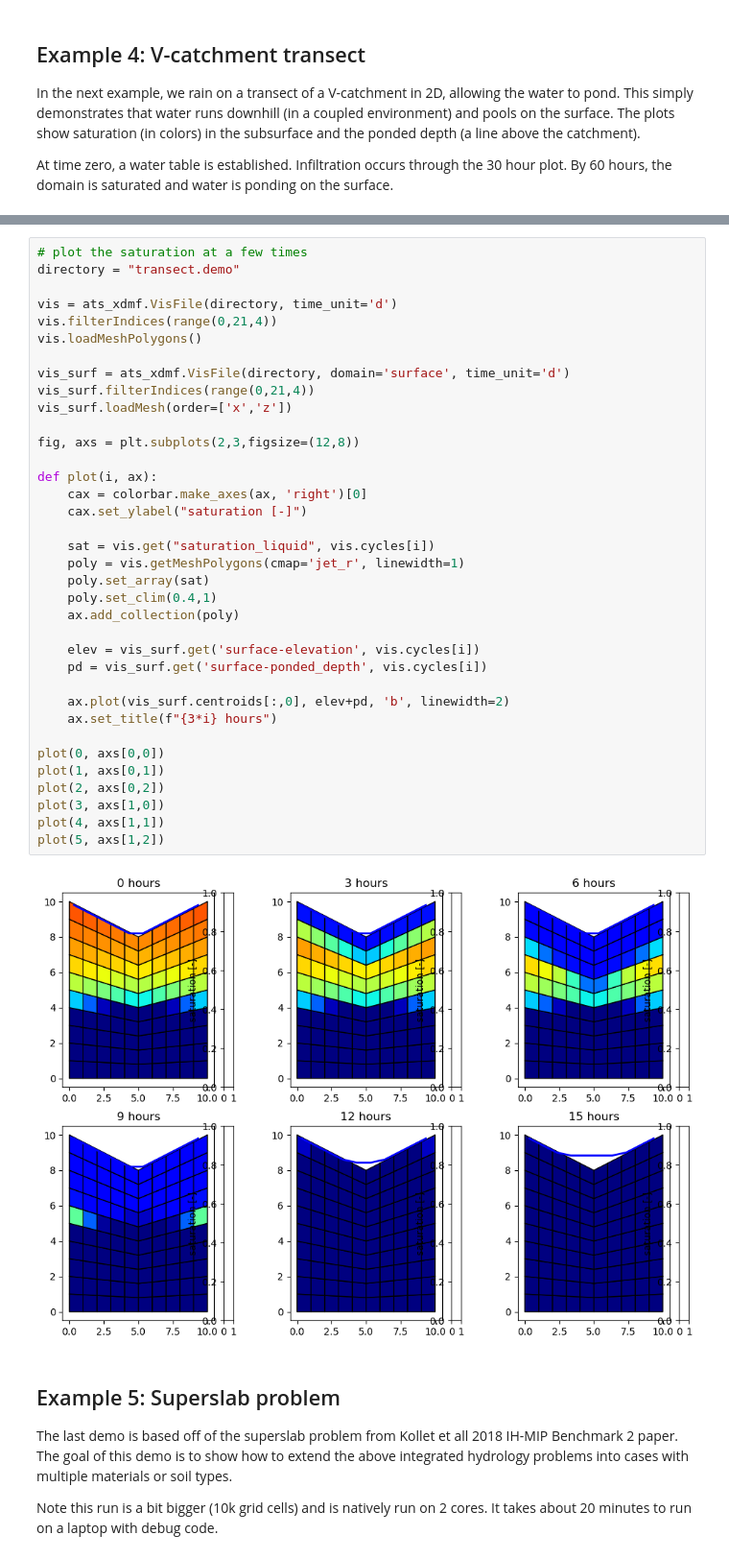
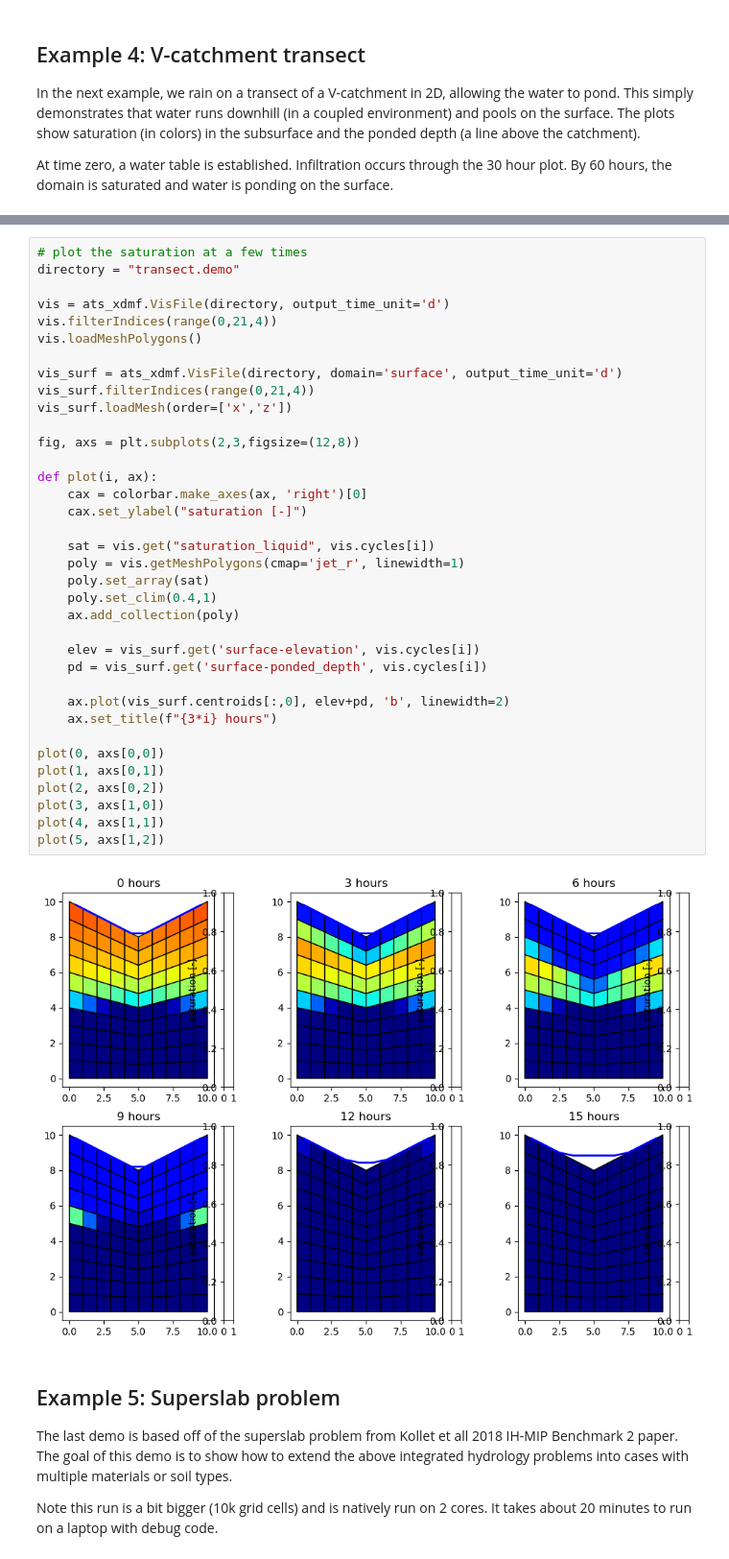
Before and after one commit to amanzi/ats-demos, a Jupyter notebook: 04_integrated_hydro/integrated_hydro.ipynb, the cells around one changed output, grey strips where cells are left out. Shown at 96% size. Cells and saved outputs as stored; diff of their text form.

```diff
--- a/04_integrated_hydro/integrated_hydro.ipynb
+++ b/04_integrated_hydro/integrated_hydro.ipynb
@@ -185,40 +141,40 @@ Regression test summary:
 # plot the saturation at a few times
 directory = "transect.demo"
 
-vis = ats_xdmf.VisFile(directory, time_unit='d')
+vis = ats_xdmf.VisFile(directory, output_time_unit='d')
 vis.filterIndices(range(0,21,4))
 vis.loadMeshPolygons()
 
-vis_surf = ats_xdmf.VisFile(directory, domain='surface', time_unit='d')
+vis_surf = ats_xdmf.VisFile(directory, domain='surface', output_time_unit='d')
 vis_surf.filterIndices(range(0,21,4))
 vis_surf.loadMesh(order=['x','z'])
 
 fig, axs = plt.subplots(2,3,figsize=(12,8))
 
 def plot(i, ax):
     cax = colorbar.make_axes(ax, 'right')[0]
     cax.set_ylabel("saturation [-]")
 
     sat = vis.get("saturation_liquid", vis.cycles[i])
     poly = vis.getMeshPolygons(cmap='jet_r', linewidth=1)
     poly.set_array(sat)
     poly.set_clim(0.4,1)
     ax.add_collection(poly)
 
     elev = vis_surf.get('surface-elevation', vis.cycles[i])
     pd = vis_surf.get('surface-ponded_depth', vis.cycles[i])
 
     ax.plot(vis_surf.centroids[:,0], elev+pd, 'b', linewidth=2)
     ax.set_title(f"{3*i} hours")
 
 plot(0, axs[0,0])
 plot(1, axs[0,1])
 plot(2, axs[0,2])
 plot(3, axs[1,0])
 plot(4, axs[1,1])
 plot(5, axs[1,2])
 # %% [output]
-[figure, old version]
+[figure, new version]
 # %% [markdown]
 ## Example 5: Superslab problem
 
```
Also changed, not shown: parts of 8 cells of this notebook.
